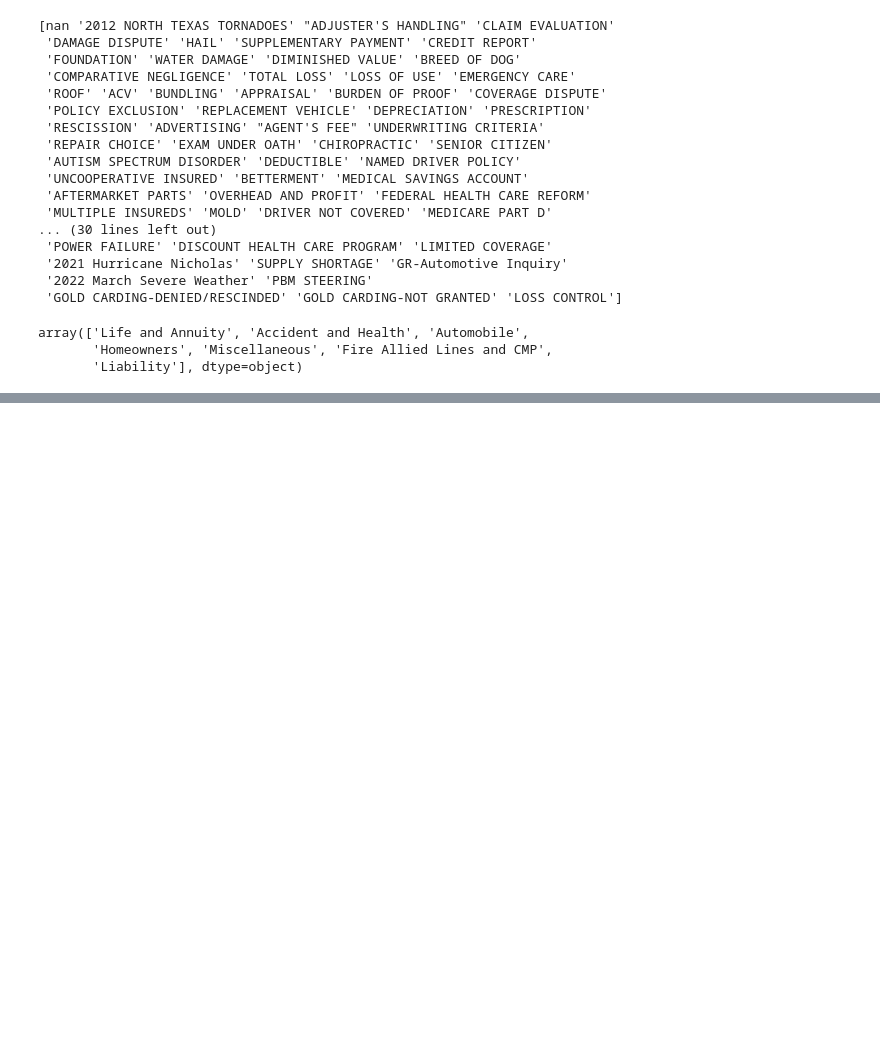
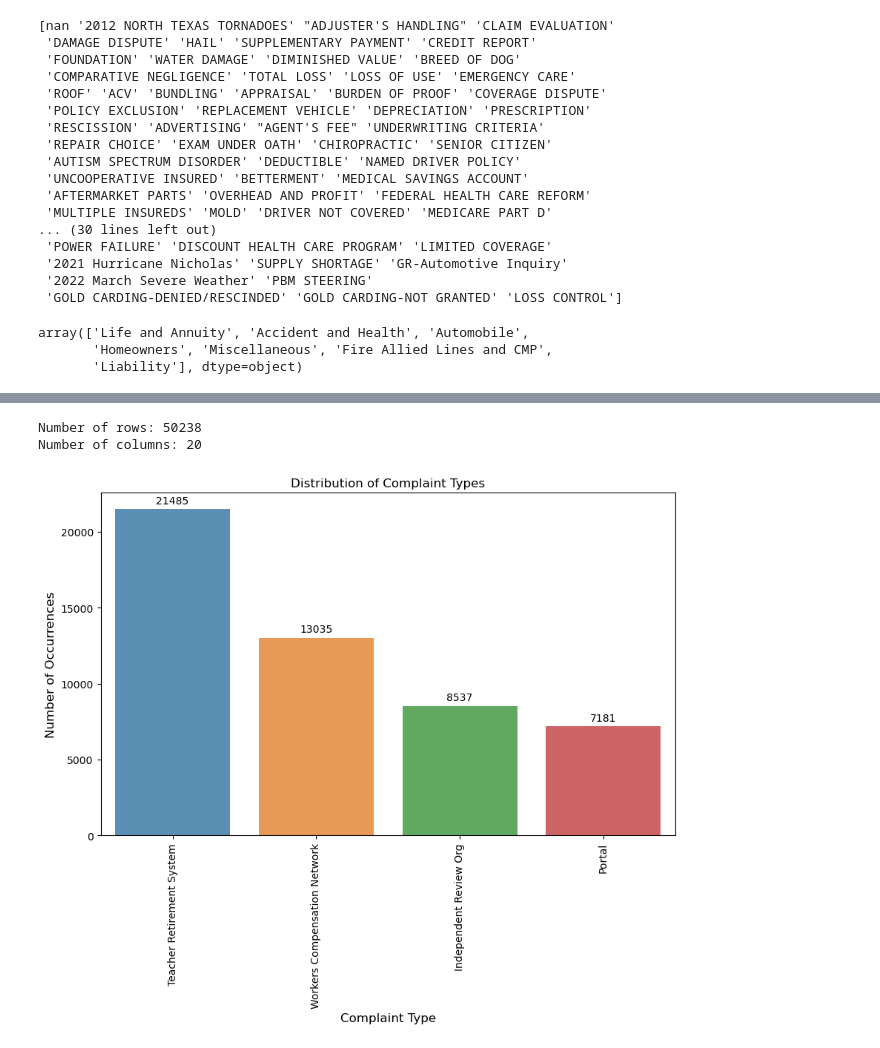
Before and after one commit to lohitmarla-uconn/Insurance-Customer-Complaints-Classification, a Jupyter notebook: stat_data_cleaning.ipynb, the cells around one changed output, grey strips where cells are left out. Saved outputs shown, nothing was run; the diff lists cells and outputs as text; code cells hidden in the pictures; blank space fills up the shorter version.

```diff
--- a/stat_data_cleaning.ipynb
+++ b/stat_data_cleaning.ipynb
@@ -27,2 +26,4 @@ df['complaint_filed_against_explode'] = df['complaint_filed_against_explode'].st
+# %%
+df = df.explode('complaint_filed_against')
 # %%
 
@@ -46,7 +47,7 @@ Number of columns: 23
 # %%
 
-df['keywords_list_list'] = df['keywords_list_list'].str.strip()
-print(df['keywords_list_list'].unique())
+df['keywords'] = df['keywords'].str.strip()
+print(df['keywords'].unique())
 # %% [output]
 [nan '2012 NORTH TEXAS TORNADOES' "ADJUSTER'S HANDLING" 'CLAIM EVALUATION'
  'DAMAGE DISPUTE' 'HAIL' 'SUPPLEMENTARY PAYMENT' 'CREDIT REPORT'
@@ -76,8 +77,6 @@ df['coverage_type'].unique()
 array(['Life and Annuity', 'Accident and Health', 'Automobile',
        'Homeowners', 'Miscellaneous', 'Fire Allied Lines and CMP',
        'Liability'], dtype=object)
-# %%
-df = df.drop(columns=['how_resolved', 'others_involved',  'reason_complaint_filed', 'keywords', 'complaint_filed_against'])
 # %%
 print(f'Number of rows: {df.shape[0]}')
 print(f'Number of columns: {df.shape[1]}')
@@ -141,0 +135,38 @@ df.to_csv("cleaned_data_insurance_data.csv")
+# %%
+values = [ "Teacher Retirement System", "Workers Compensation Network", "Independent Review Org", "Portal"]
+df = df[df['complaint_type'].str.strip().isin(values)]
+
+print(f'Number of rows: {df.shape[0]}')
+print(f'Number of columns: {df.shape[1]}')
+# %% [output]
+Number of rows: 50238
+Number of columns: 20
+# %%
+import matplotlib.pyplot as plt
+import seaborn as sns
+
+# Count the occurrence of each complaint type
+complaint_counts = df['complaint_type'].value_counts()
+
+# Create a bar plot
+plt.figure(figsize=(10,6))
+bar_plot = sns.barplot(x=complaint_counts.index, y=complaint_counts.values, alpha=0.8)
+
+# Add counts on each bar
+for bar in bar_plot.patches:
+    bar_plot.annotate(format(bar.get_height(), '.0f'),
+                   (bar.get_x() + bar.get_width() / 2,
+                    bar.get_height()), ha='center', va='center',
+                   size=10, xytext=(0, 8),
+                   textcoords='offset points')
+
+plt.title('Distribution of Complaint Types')
+plt.ylabel('Number of Occurrences', fontsize=12)
+plt.xlabel('Complaint Type', fontsize=12)
+
+# Rotate x-labels for better visibility
+plt.xticks(rotation=90)
+
+plt.show()
+# %% [output]
+[figure, added]
```
Also changed, not shown: parts of 9 cells of this notebook, 5 other files.
